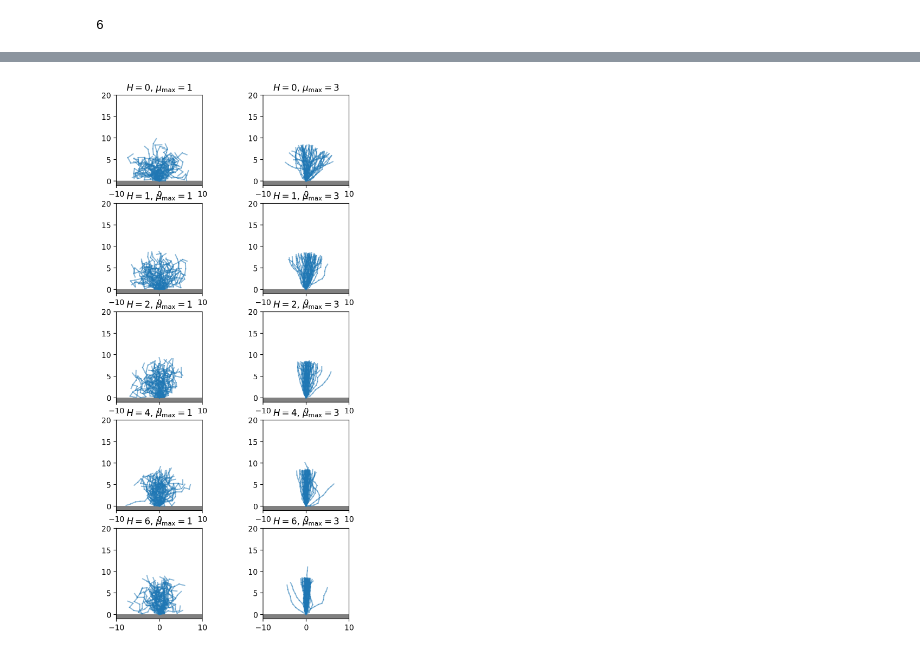
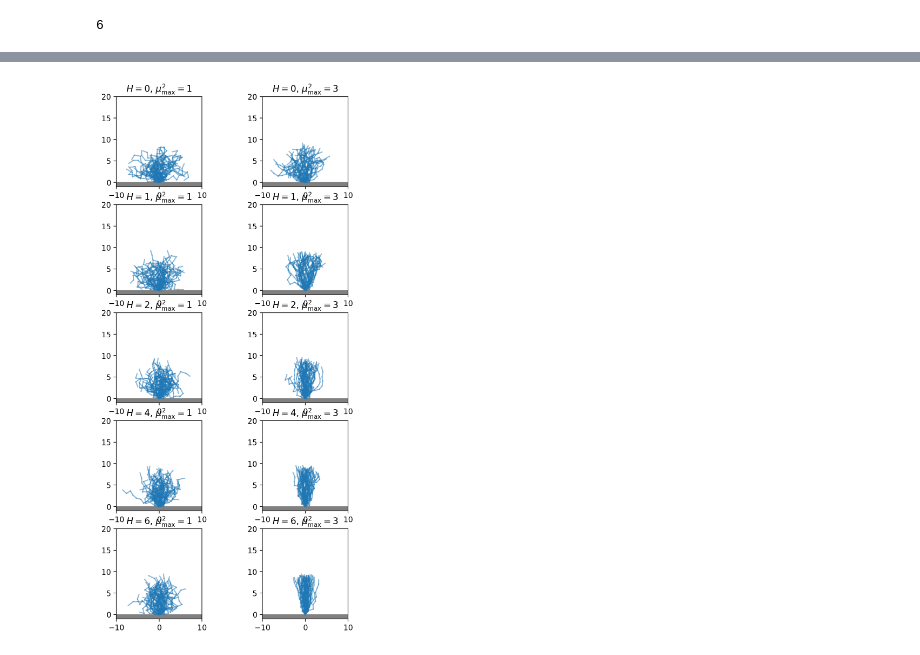
Before and after one commit to ripaul/magnetic-filaments, a Jupyter notebook: magnetic.ipynb, the cells around one changed output, grey strips where cells are left out. Cells and saved outputs as stored; diff of their text form; code cells hidden in the pictures.

```diff
--- a/magnetic.ipynb
+++ b/magnetic.ipynb
@@ -278,11 +286,11 @@ n_worker = int(n_parallel/n_chains)
 parallel = True
 if parallel:
     with NestablePool(max_workers=n_worker) as p:
-        _data = p.map(sample, args)
+        _data = p.map(sample, chains)
 else:
     _data = []
     for arg in args:
-        _data.append(sample(arg))
+        _data.append(sample(chains))
 
 states = {}
 
@@ -326,12 +335,12 @@ def compute_squared_paired_distances(draws):
     return Rg2
 # %%
 def f(_, states):
-    Ree = compute_end_to_end_distance(states)
+    Ree = np.mean(compute_end_to_end_distance(states), axis=1)
     mean = np.mean(Ree)
     return mean, mean - np.quantile(Ree, 0.05), np.quantile(Ree, 0.95) - mean
 
 def g(_, states):
-    Rg2 = compute_squared_paired_distances(states)
+    Rg2 = np.mean(compute_squared_paired_distances(states), axis=1)
     mean = np.mean(Rg2)
     return mean, mean - np.quantile(Rg2, 0.05), np.quantile(Rg2, 0.95) - mean
 # %%
@@ -358,11 +372,23 @@ with open('raw/Rg2', 'wb') as fhandle:
     dill.dump(Rg2s, fhandle)
 # %%
 def rhat(_, states):
-    return np.max(hp.rhat(states))
+    half = int(states.shape[1] / 2)
+    return np.max(hp.rhat(states[:,half:]))
 
 with Pool(n_parallel) as p:
     rhats = p.starmap(rhat, [states[key] for key in states])
 
 for i, key in enumerate(states):
     print(key, rhats[i])
+
+#(0, 1) 1.2638108435298976
+#(0, 3) 1.439528738540648
+#(1, 1) 1.1043997160398964
+#(1, 3) 1.3014956025503708
+#(2, 1) 1.080132685057501
+#(2, 3) 1.1947570253417348
+#(4, 1) 1.0666912766438787
+#(4, 3) 1.104014237727064
+#(6, 1) 1.2839708123698514
+#(6, 3) 1.0844208622196736
 # %% [output]
@@ -388,7 +414,7 @@ for mu_max in mu_maxs:
     data = np.array([Rees[(H, mu_max)] for H in Hs])
     Ree_mean = data[:,0]
     Ree_err = data[:,1:].T
-    plt.errorbar(Hs, Ree_mean, yerr=Ree_err, label=r'$\mu_{\mathrm{max}} = ' + str(mu_max) + '$', marker='x', linestyle='dashed')
+    plt.errorbar(Hs, Ree_mean, yerr=Ree_err, label=r'$\mu_{\mathrm{max}}^2 = ' + str(mu_max) + '$', marker='x', linestyle='dashed')
     plt.ylim([0, 1])
 
 plt.ylabel(r'$R_{ee}^*$')
@@ -401,7 +427,7 @@ for mu_max in mu_maxs:
     data = np.array([Rg2s[(H, mu_max)] for H in Hs])
     Rg2_mean = data[:,0]
     Rg2_err = data[:,1:].T
-    plt.errorbar(Hs, Rg2_mean, yerr=Rg2_err, label=r'$\mu_{\mathrm{max}} = ' + str(mu_max) + '$', marker='x', linestyle='dashed')
+    plt.errorbar(Hs, Rg2_mean, yerr=Rg2_err, label=r'$\mu_{\mathrm{max}}^2 = ' + str(mu_max) + '$', marker='x', linestyle='dashed')
     #plt.ylim([0, 1])
 
 plt.ylabel(r'$R_{g}^2 / (dN/2)^2$')
@@ -414,23 +440,23 @@ plt.show()
 # %%
 fig, axs = plt.subplots(len(Hs), len(mu_maxs), dpi=200, figsize=(6.4, 12.8))
 
 N = 5 # number of samples per chain to draw
 
 for i, H in enumerate(Hs):
     for j, mu_max in enumerate(mu_maxs):
         _states = states[(H, mu_max)][-1]
         ens = problems[list(states).index((H, mu_max))].model.model
 
         n_chains = _states.shape[0]
         n_samples = _states.shape[1]
 
         thinning = int(n_samples / N)
 
-        axs[i, j].set_title(r"$H = " + str(H) + "$, $\mu_{\mathrm{max}} = " + str(mu_max) + "$")
+        axs[i, j].set_title(r"$H = " + str(H) + "$, $\mu_{\mathrm{max}}^2 = " + str(mu_max) + "$")
         for k in range(n_chains):
             for l in range(N):
                 draw_state(_states[k,l*thinning], ens, fig=fig, ax=axs[i, j], alpha=.5, xlim=[-n, n], ylim=[-1,r_f*n], draw_particles=False)#, xlim=xlim, ylim=ylim)
 
 plt.show()
 # %% [output]
-[figure, old version]
+[figure, new version]
```
Also changed, not shown: parts of 9 cells of this notebook, 3 other files.
